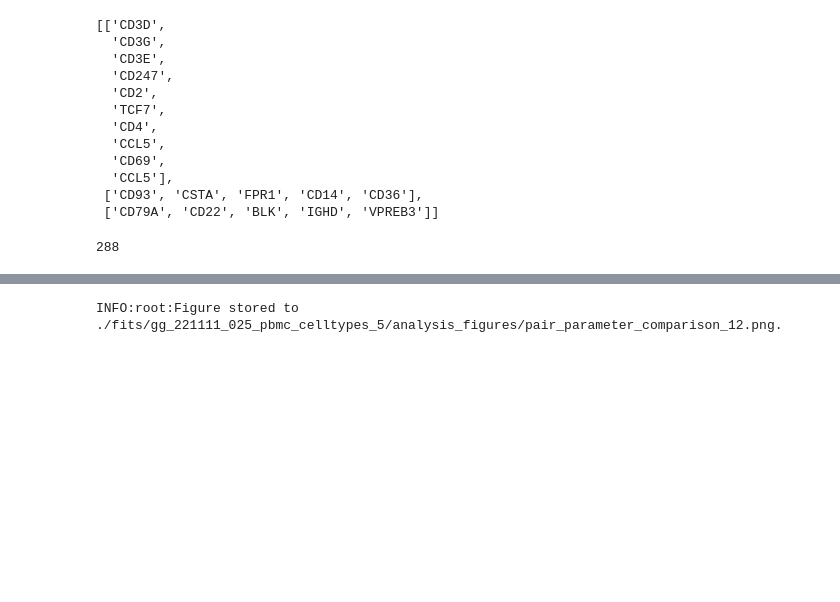
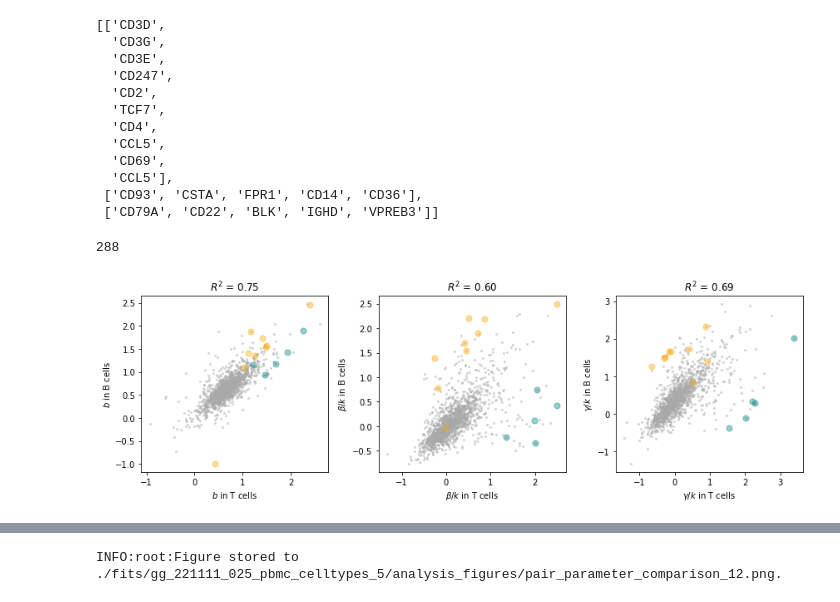
Before and after one commit to pachterlab/GP_2021_3, a Jupyter notebook: notebooks/gg221107_10x_pbmc_analyze.ipynb, the cells around one changed output, grey strips where cells are left out. Cells and saved outputs as stored; diff of their text form; code cells hidden in the pictures; blank space fills up the shorter version.

```diff
--- a/notebooks/gg221107_10x_pbmc_analyze.ipynb
+++ b/notebooks/gg221107_10x_pbmc_analyze.ipynb
@@ -1371,6 +1412,36 @@ gf_mark_b[gf_mark_] = True
 288
 # %%
 # gf_mark.sum()
+# %%
+q=0
+
+fig1,ax1 = plt.subplots(1,n_phys_pars,figsize=(12,4))
+# pairs = [[0,1],[0,2],[1,2]]
+
+
+for q  in range(3):
+
+    x = sr_arr[8].phys_optimum[:,q]
+    y = sr_arr[10].phys_optimum[:,q]
+#     x[np.isnan(x)] = 0
+#     y[np.isnan(y)] = 0
+
+#     ax1[q].scatter(x[~gf],y[~gf],4,'darkgray',alpha=0.4)
+#     ax1[q].scatter(x,y,4,'darkgray',alpha=0.4)
+    ax1[q].scatter(x[gf_rej],y[gf_rej],4,'darkgray',alpha=0.4)
+    ax1[q].scatter(x[gf_mark_t],y[gf_mark_t],50,'orange',alpha=0.4)
+    ax1[q].scatter(x[gf_mark_b],y[gf_mark_b],50,'teal',alpha=0.4)
+#     ax1[q].scatter(x[gf_mark_mono],y[gf_mark_mono],50,'teal',alpha=0.4)
+#     ax1[q].scatter(x[gf],y[gf],50,'orange',alpha=0.4)
+    ax1[q].set_xlabel(raw_param_names[q]+' in T cells')
+    ax1[q].set_ylabel(raw_param_names[q]+' in B cells')
+    xl = [x.min(),y.max()]
+    cc = np.corrcoef(x,y)[0,1]
+    ax1[q].set_title(r'$R^2$ = {:.2f}'.format(cc))
+    q+=1
+fig1.tight_layout()
+# %% [output]
+[figure, added]
 # %%
 q=0
 
```
Also changed, not shown: parts of 19 cells of this notebook, 24 other files.
